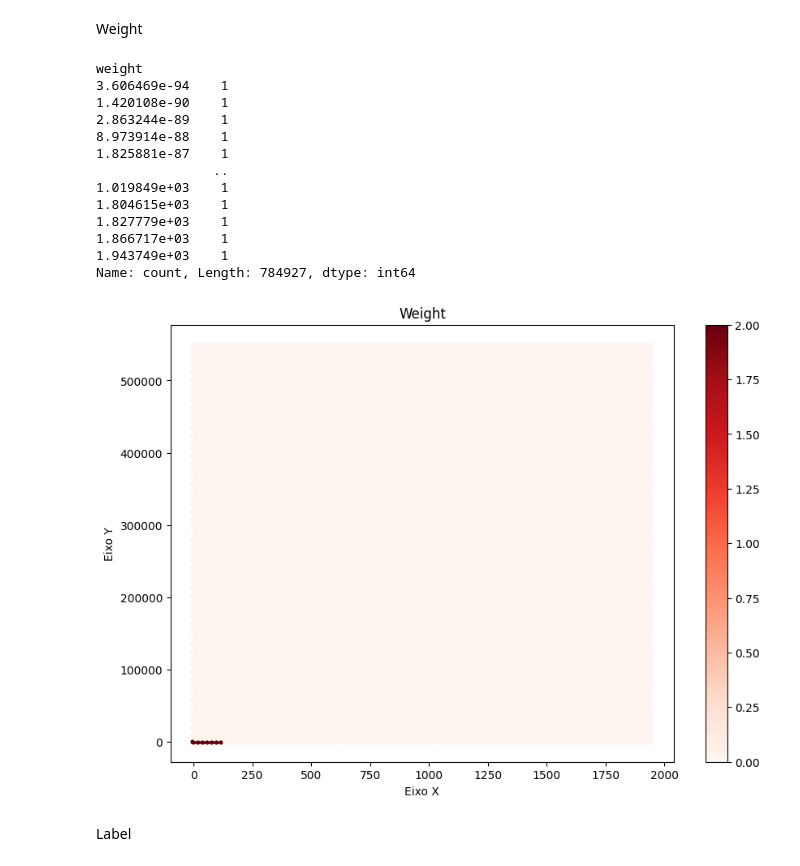
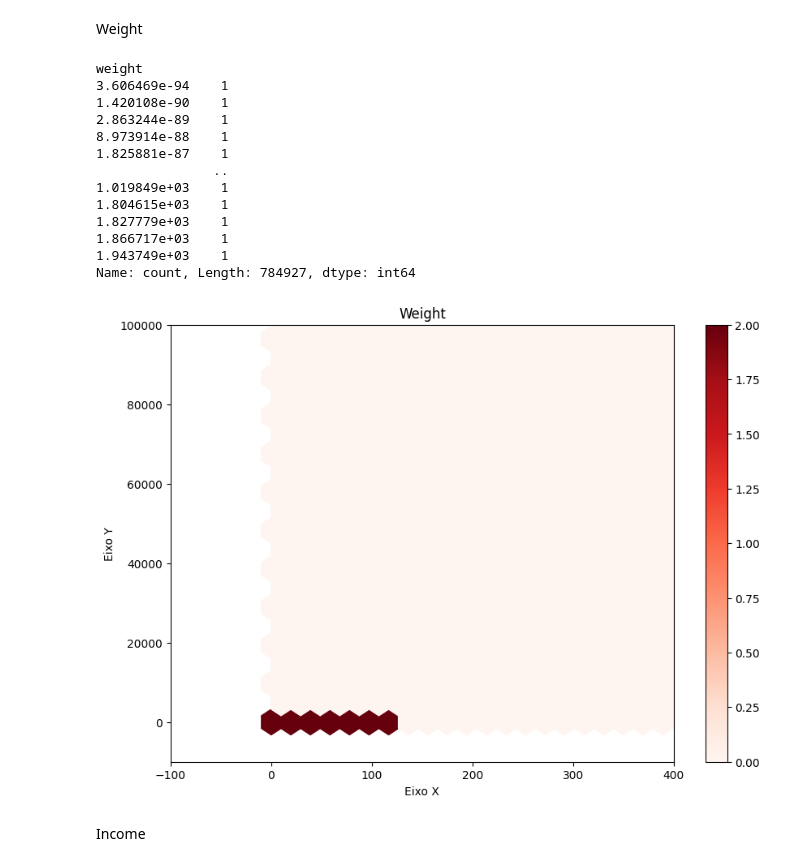
Before and after one commit to RicardoLlima/Decision-Tree_Bitcoin-Heist, a Jupyter notebook: Projeto.ipynb, the cells around one changed output. Cells and saved outputs as stored; diff of their text form; code cells hidden in the pictures.

```diff
--- a/Projeto.ipynb
+++ b/Projeto.ipynb
@@ -151,30 +149,32 @@ Weight
 # %%
 weight = df["weight"].value_counts().sort_index(ascending=True)
 print(weight)
 plt.figure(figsize=(10,7))
 plt.hexbin(weight.index, weight.values, bins=(50, 50), cmap=plt.cm.Reds)
+plt.ylim(-10000,100000)
+plt.xlim(-100, 400)
 plt.xlabel('Eixo X')
 plt.ylabel('Eixo Y')
 plt.title('Weight')
 plt.colorbar()
 plt.show()
 # %% [output]
 weight
 3.606469e-94    1
 1.420108e-90    1
 2.863244e-89    1
 8.973914e-88    1
 1.825881e-87    1
                ..
 1.019849e+03    1
 1.804615e+03    1
 1.827779e+03    1
 1.866717e+03    1
 1.943749e+03    1
 Name: count, Length: 784927, dtype: int64
-[figure, old version]
+[figure, new version]
-# %% [markdown]
-Label
+# %% [markdown]
+Income
 # %%
 label = df["income"].value_counts().sort_index(ascending=True)
 print(label)
```
Also changed, not shown: parts of 3 cells of this notebook.
